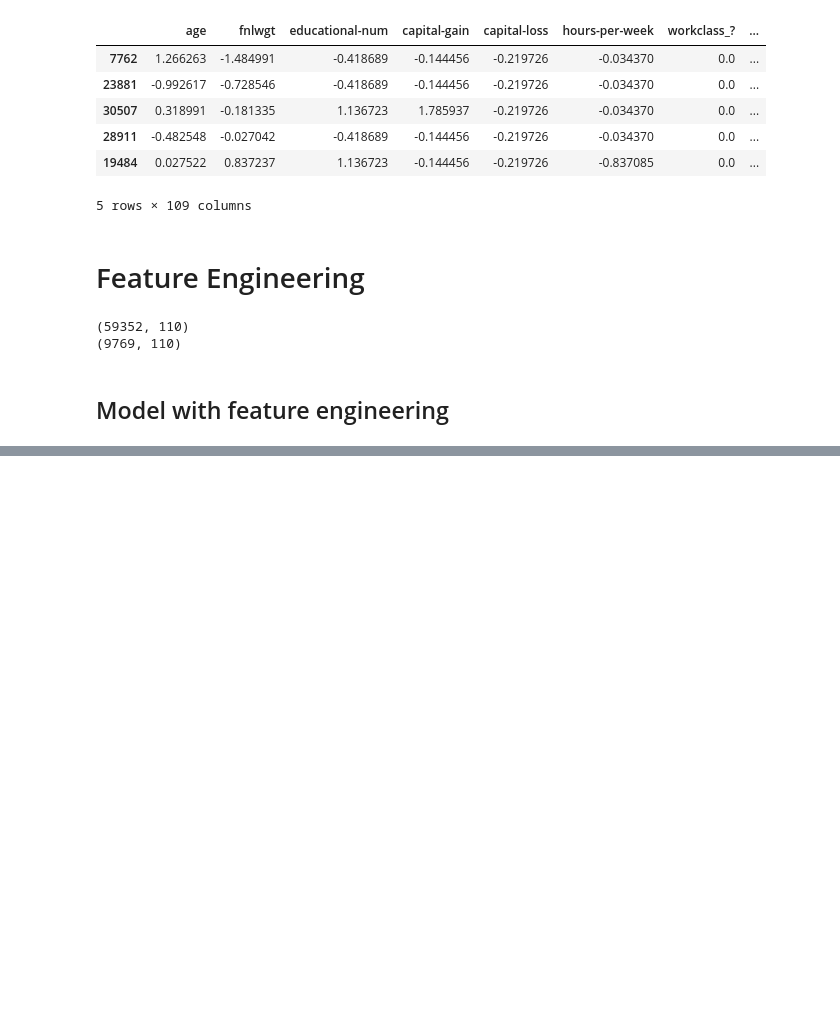
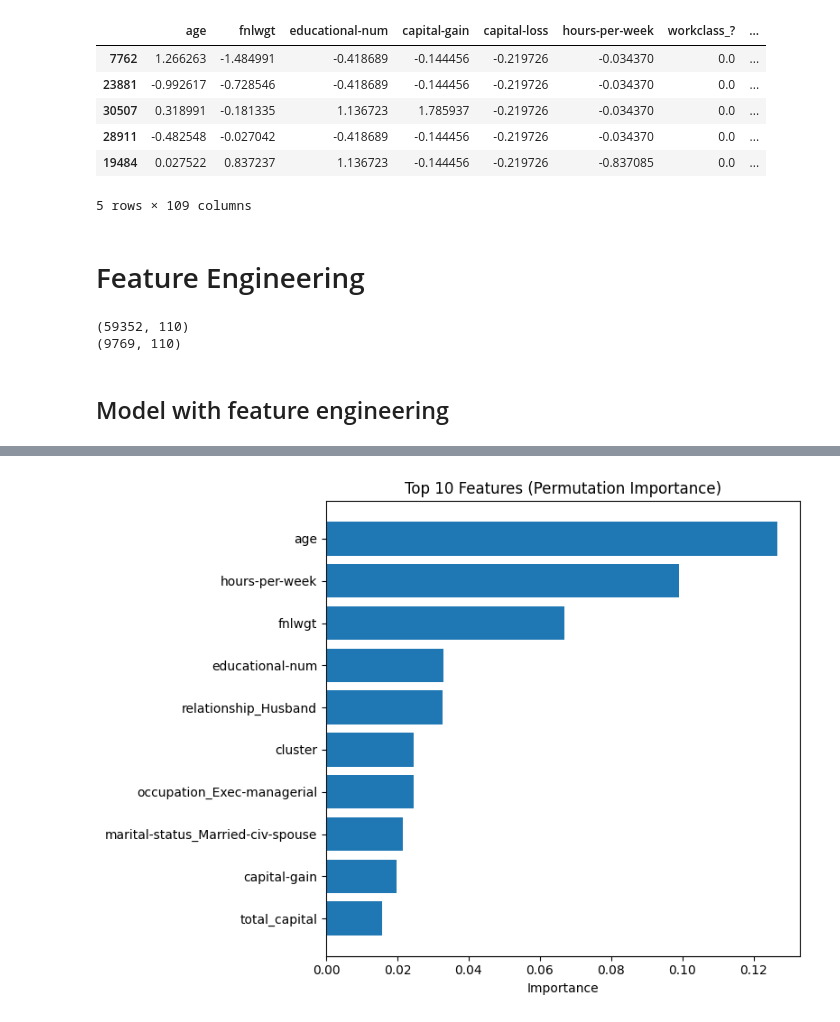
Before and after one commit to abeeraz379/Adult-income-prediction, a Jupyter notebook: adult_income_prediction.ipynb, the cells around one changed output, grey strips where cells are left out. Drawn from its saved outputs; the diff is of its cells as text; code cells hidden in the pictures; blank space fills up the shorter version.

Commit message:
Kaggle Notebook | Adult income prediction | Version 7

```diff
--- a/adult_income_prediction.ipynb
+++ b/adult_income_prediction.ipynb
@@ -463,0 +502,10 @@ weighted avg       0.85      0.85      0.85      9769
+# %%
+# Transform training and testing sets
+X_train_rfe = rfe.transform(X_train_smote)
+X_test_rfe = rfe.transform(X_test_tf)
+
+final_model_rfe = RandomForestClassifier(n_estimators=100, random_state=42)
+
+final_model_rfe.fit(X_train_rfe, y_train_smote)
+
+y_pred_rfe = final_model_rfe.predict(X_test_rfe)
@@ -463,0 +541,22 @@ weighted avg       0.85      0.85      0.85      9769
+# %%
+from sklearn.inspection import permutation_importance
+import pandas as pd
+import matplotlib.pyplot as plt
+
+result = permutation_importance(
+    final_model_rfe,
+    X_train_rfe,
+    y_train_smote,
+    n_repeats=10,
+    random_state=42,
+    n_jobs=-1
+)
+
+importance_df = pd.DataFrame({
+    "Feature": selected_features_rfe,
+    "Importance": result.importances_mean
+}).sort_values(by="Importance", ascending=False)
+
+top10 = importance_df.head(10)
+
+print(top10)
@@ -463,0 +575,12 @@ weighted avg       0.85      0.85      0.85      9769
+# %%
+import matplotlib.pyplot as plt
+
+plt.figure(figsize=(8,6))
+plt.barh(top10["Feature"], top10["Importance"])
+plt.gca().invert_yaxis()
+plt.title("Top 10 Features (Permutation Importance)")
+plt.xlabel("Importance")
+plt.tight_layout()
+plt.show()
+# %% [output]
+[figure, added]
```
Also changed, not shown: parts of 10 cells of this notebook.
